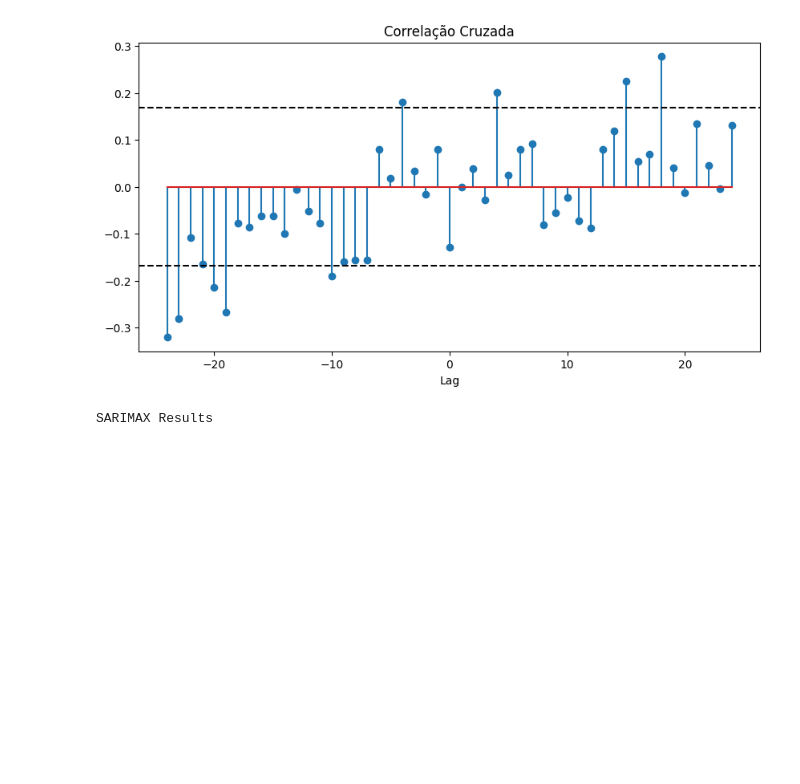
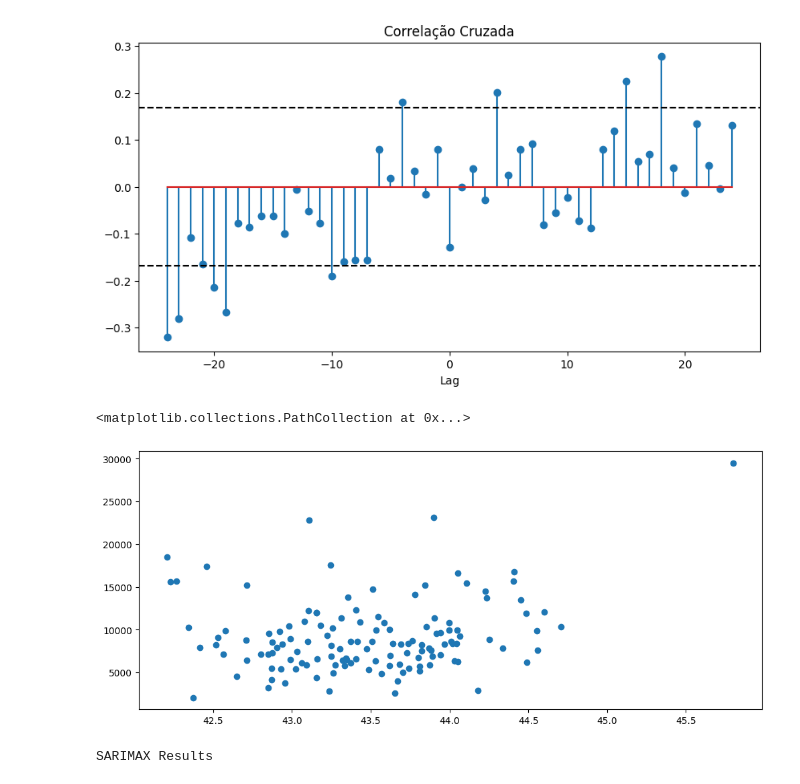
Before and after one commit to danielrferreira/classes, a Jupyter notebook: ASN/Séries Temporais/preparacao/Aula 7.ipynb, the cells around one changed output. Saved outputs shown, nothing was run; the diff lists cells and outputs as text; code cells hidden in the pictures; blank space fills up the shorter version.

```diff
--- a/ASN/Séries Temporais/preparacao/Aula 7.ipynb
+++ b/ASN/Séries Temporais/preparacao/Aula 7.ipynb
@@ -39,6 +57,11 @@ x = df['price']
 correlacao_cruzada(y,x)
 # %% [output]
 [figure]
+# %%
+plt.scatter(x.shift(4), y)
+# %% [output]
+<matplotlib.collections.PathCollection at 0x...>
+[figure, added]
 # %%
 model1 = SARIMAX(df['clicks'], order = (0,1,1), seasonal_order=(0,1,1,12), exog=df['price']).fit(disp=False)
 # %%
```
Also changed, not shown: parts of 4 cells of this notebook.
